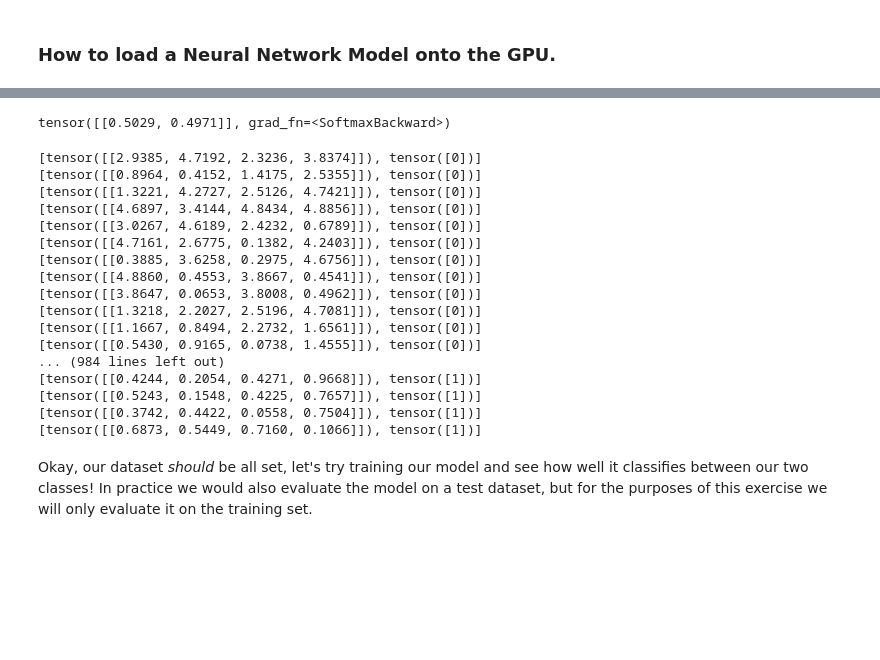
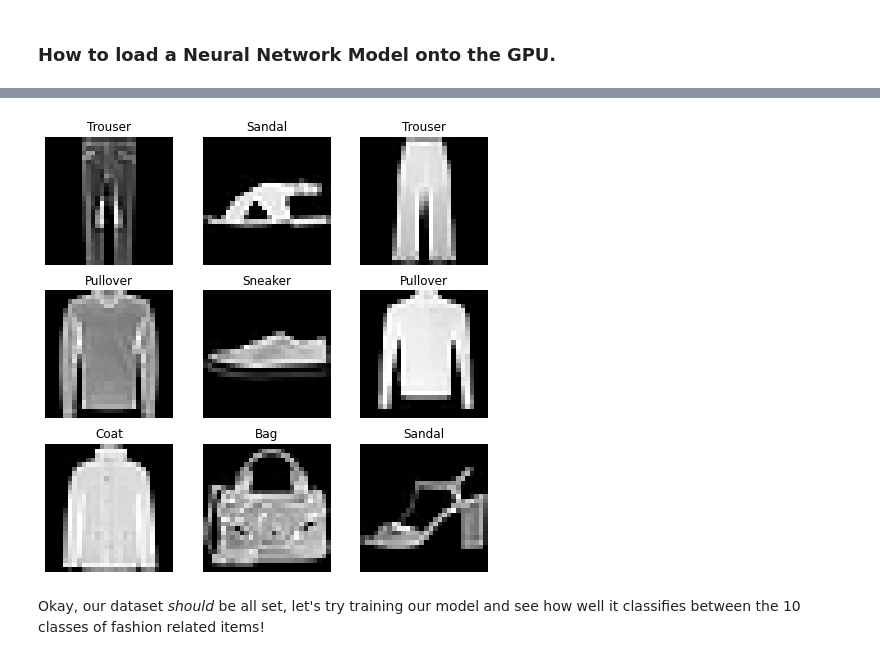
Before and after one commit to rh-aiservices-bu/getting-started-with-gpus, a Jupyter notebook: torch-use-gpu.ipynb, the cells around one changed output, grey strips where cells are left out. Drawn from its saved outputs; the diff is of its cells as text; code cells hidden in the pictures; blank space fills up the shorter version.

Commit message:
Update tf and torch nbs, add model testing nb

```diff
--- a/torch-use-gpu.ipynb
+++ b/torch-use-gpu.ipynb
@@ -101,5 +98,0 @@ data_x = torch.cat((5*torch.rand(500, 4), torch.rand(500, 4)), 0)
-# %%
-# Just for a sanity check, let's try running one data point through our model!
-model(data_x[0])
-# %% [output]
-tensor([[0.5029, 0.4971]], grad_fn=<SoftmaxBackward>)
@@ -113,21 +98,0 @@ train_loader = torch.utils.data.DataLoader(train_dataset, batch_size=batch_size,
-# %%
-for x in train_loader:
-    print(x)
-# %% [output]
-[tensor([[2.9385, 4.7192, 2.3236, 3.8374]]), tensor([0])]
-[tensor([[0.8964, 0.4152, 1.4175, 2.5355]]), tensor([0])]
-[tensor([[1.3221, 4.2727, 2.5126, 4.7421]]), tensor([0])]
-[tensor([[4.6897, 3.4144, 4.8434, 4.8856]]), tensor([0])]
-[tensor([[3.0267, 4.6189, 2.4232, 0.6789]]), tensor([0])]
-[tensor([[4.7161, 2.6775, 0.1382, 4.2403]]), tensor([0])]
-[tensor([[0.3885, 3.6258, 0.2975, 4.6756]]), tensor([0])]
-[tensor([[4.8860, 0.4553, 3.8667, 0.4541]]), tensor([0])]
-[tensor([[3.8647, 0.0653, 3.8008, 0.4962]]), tensor([0])]
-[tensor([[1.3218, 2.2027, 2.5196, 4.7081]]), tensor([0])]
-[tensor([[1.1667, 0.8494, 2.2732, 1.6561]]), tensor([0])]
-[tensor([[0.5430, 0.9165, 0.0738, 1.4555]]), tensor([0])]
-... (984 lines left out)
-[tensor([[0.4244, 0.2054, 0.4271, 0.9668]]), tensor([1])]
-[tensor([[0.5243, 0.1548, 0.4225, 0.7657]]), tensor([1])]
-[tensor([[0.3742, 0.4422, 0.0558, 0.7504]]), tensor([1])]
-[tensor([[0.6873, 0.5449, 0.7160, 0.1066]]), tensor([1])]
@@ -134,3 +123,32 @@ for x in train_loader:
+# %%
+# Now that it's downloaded, let's take a look at what we have.
+
+# A dictionary to map our class numbers to their items.
+labels_map = {
+    0: "T-Shirt",
+    1: "Trouser",
+    2: "Pullover",
+    3: "Dress",
+    4: "Coat",
+    5: "Sandal",
+    6: "Shirt",
+    7: "Sneaker",
+    8: "Bag",
+    9: "Ankle Boot",
+}
+
+# Plotting 9 random different items from our trainset.
+figure = plt.figure(figsize=(8, 8))
+for i in range(1, 3 * 3 + 1):
+    sample_idx = torch.randint(len(trainset), size=(1,)).item()
+    img, label = trainset[sample_idx]
+    figure.add_subplot(3, 3, i)
+    plt.title(labels_map[label])
+    plt.axis("off")
+    plt.imshow(img.view(28,28), cmap="gray")
+plt.show()
+# %% [output]
+[figure, added]
 # %% [markdown]
-Okay, our dataset *should* be all set, let's try training our model and see how well it classifies between our two classes! In practice we would also evaluate the model on a test dataset, but for the purposes of this exercise we will only evaluate it on the training set.
+Okay, our dataset *should* be all set, let's try training our model and see how well it classifies between the 10 classes of fashion related items!
 # %%
```
Also changed, not shown: parts of 18 cells of this notebook, 2 other files.
